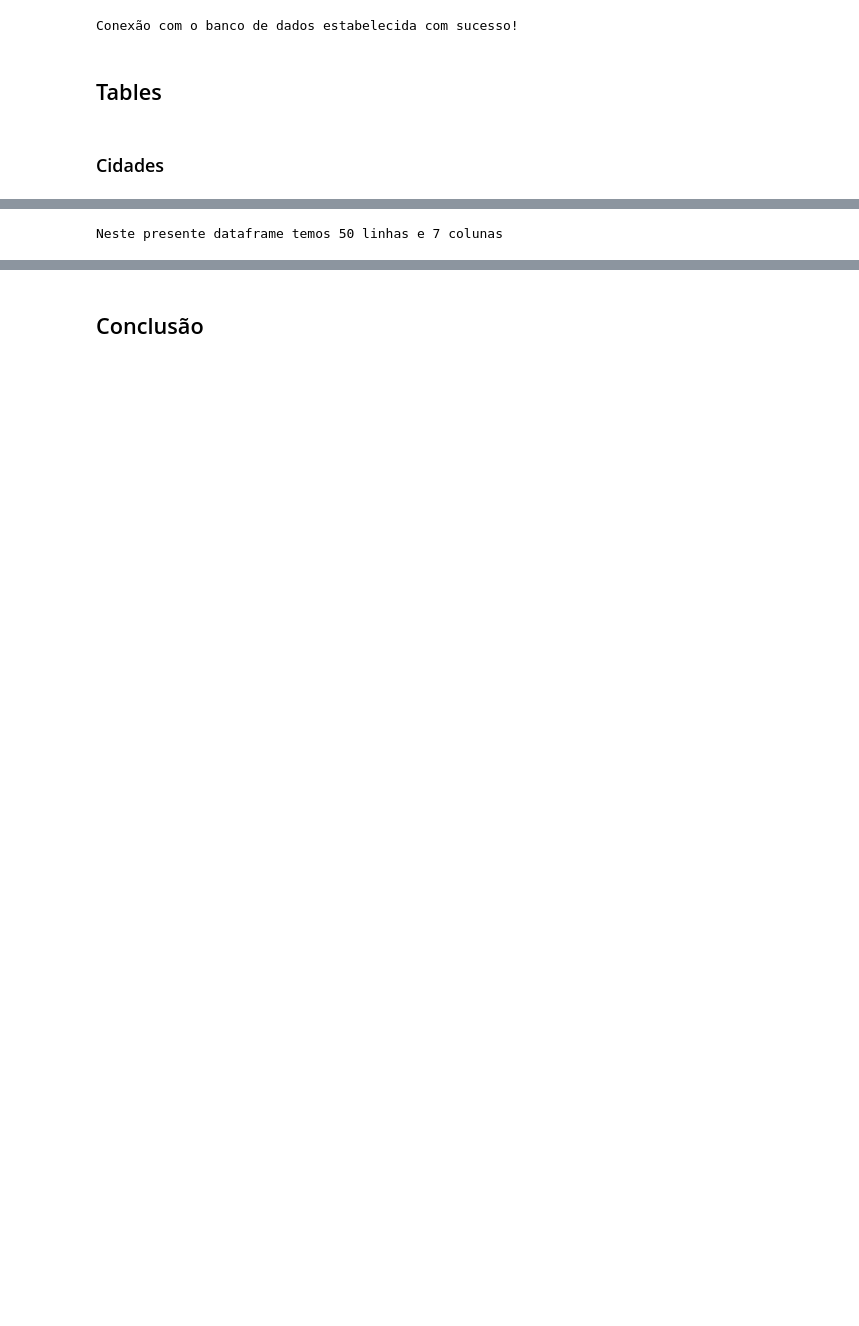
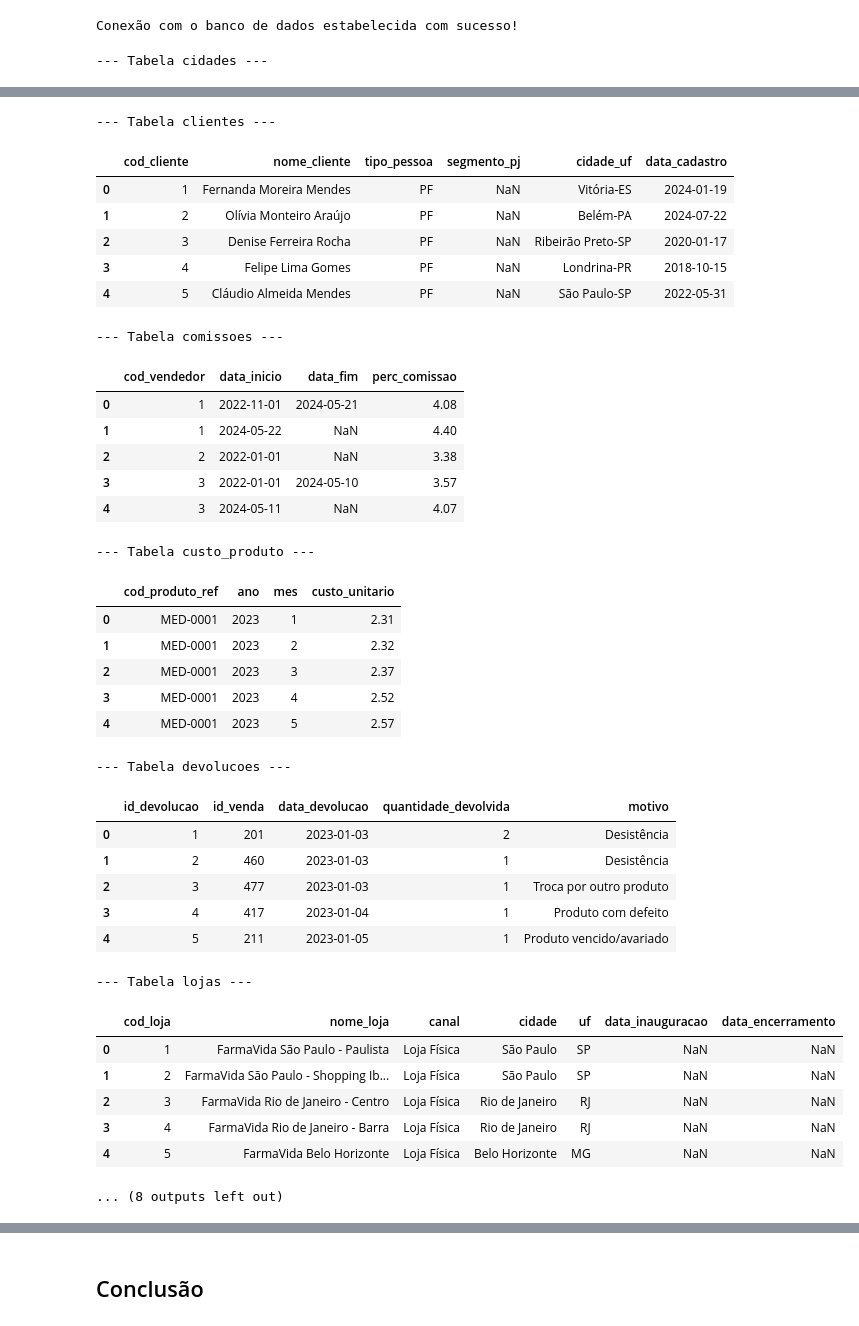
Before and after one commit to ramonbarrbosa/farmaVida, a Jupyter notebook: scripts/EDA.ipynb, the cells around one changed output, grey strips where cells are left out. Drawn from its saved outputs; the diff is of its cells as text; code cells hidden in the pictures; blank space fills up the shorter version.

```diff
--- a/scripts/EDA.ipynb
+++ b/scripts/EDA.ipynb
@@ -16,9 +24,5 @@ A limpeza de dados envolve várias etapas, como:
 # %%
-import sqlite3 as sql
-import pandas as pd
-import seaborn as sns
-import matplotlib.pyplot as plt
-
+# Conexao com o banco de dados SQLite
 def connect_db():
     try:
         # Modo rw garante que o arquivo farmavida.db já existe na pasta atual
@@ -34,26 +38,63 @@ def connect_db():
 
 # Chamada da função
 con = connect_db()
+cur = con.cursor()
 # %% [output]
 Conexão com o banco de dados estabelecida com sucesso!
-# %% [markdown]
-## Tables ##
-# %% [markdown]
-### Cidades ###
+# %%
+table = [
+    'cidades', 'clientes', 'comissoes',
+    'custo_produto','devolucoes', 'lojas',
+    'metas_vendedor', 'produtos', 'vendas','vendedores'
+]
 # %%
-# Carregando os dados da tabela 'cidades' para um DataFrame
-query = cur.execute('select * from {}'.format(table[0]))
-df_cidades = pd.DataFrame(query.fetchall(), columns=[i[0] for i in query.description])
-df_cidades.head(5)
+# Carregando os dados das tabelas para um DataFrame
+for f in table:
+    query = cur.execute('select * from {}'.format(f))
+    df = pd.DataFrame(query.fetchall(), columns=[i[0] for i in query.description])
+    print(f'\n--- Tabela {f} ---')
+    display(df.head(5))
 # %% [output]
+--- Tabela cidades ---
 |  | cidade_uf | cidade | uf | regiao | latitude | longitude | populacao_estimada |
 | 0 | São Paulo-SP | São Paulo | SP | Sudeste | -23.5505 | -46.6333 | 11450000 |
 | 1 | Rio de Janeiro-RJ | Rio de Janeiro | RJ | Sudeste | -22.9068 | -43.1729 | 6211000 |
 | 2 | Belo Horizonte-MG | Belo Horizonte | MG | Sudeste | -19.9167 | -43.9345 | 2316000 |
 | 3 | Curitiba-PR | Curitiba | PR | Sul | -25.4284 | -49.2733 | 1773000 |
 | 4 | Porto Alegre-RS | Porto Alegre | RS | Sul | -30.0346 | -51.2177 | 1332000 |
+--- Tabela clientes ---
+|  | cod_cliente | nome_cliente | tipo_pessoa | segmento_pj | cidade_uf | data_cadastro |
+| 0 | 1 | Fernanda Moreira Mendes | PF | NaN | Vitória-ES | 2024-01-19 |
+| 1 | 2 | Olívia Monteiro Araújo | PF | NaN | Belém-PA | 2024-07-22 |
+| 2 | 3 | Denise Ferreira Rocha | PF | NaN | Ribeirão Preto-SP | 2020-01-17 |
+| 3 | 4 | Felipe Lima Gomes | PF | NaN | Londrina-PR | 2018-10-15 |
+| 4 | 5 | Cláudio Almeida Mendes | PF | NaN | São Paulo-SP | 2022-05-31 |
+--- Tabela comissoes ---
+|  | cod_vendedor | data_inicio | data_fim | perc_comissao |
+| 0 | 1 | 2022-11-01 | 2024-05-21 | 4.08 |
+| 1 | 1 | 2024-05-22 | NaN | 4.40 |
+| 2 | 2 | 2022-01-01 | NaN | 3.38 |
+| 3 | 3 | 2022-01-01 | 2024-05-10 | 3.57 |
+| 4 | 3 | 2024-05-11 | NaN | 4.07 |
+--- Tabela custo_produto ---
+|  | cod_produto_ref | ano | mes | custo_unitario |
+| 0 | MED-0001 | 2023 | 1 | 2.31 |
+| 1 | MED-0001 | 2023 | 2 | 2.32 |
+| 2 | MED-0001 | 2023 | 3 | 2.37 |
+| 3 | MED-0001 | 2023 | 4 | 2.52 |
+| 4 | MED-0001 | 2023 | 5 | 2.57 |
+--- Tabela devolucoes ---
+|  | id_devolucao | id_venda | data_devolucao | quantidade_devolvida | motivo |
+| 0 | 1 | 201 | 2023-01-03 | 2 | Desistência |
+| 1 | 2 | 460 | 2023-01-03 | 1 | Desistência |
+| 2 | 3 | 477 | 2023-01-03 | 1 | Troca por outro produto |
+| 3 | 4 | 417 | 2023-01-04 | 1 | Produto com defeito |
+| 4 | 5 | 211 | 2023-01-05 | 1 | Produto vencido/avariado |
+--- Tabela lojas ---
+|  | cod_loja | nome_loja | canal | cidade | uf | data_inauguracao | data_encerramento |
+| 0 | 1 | FarmaVida São Paulo - Paulista | Loja Física | São Paulo | SP | NaN | NaN |
+| 1 | 2 | FarmaVida São Paulo - Shopping Ib... | Loja Física | São Paulo | SP | NaN | NaN |
+| 2 | 3 | FarmaVida Rio de Janeiro - Centro | Loja Física | Rio de Janeiro | RJ | NaN | NaN |
+| 3 | 4 | FarmaVida Rio de Janeiro - Barra | Loja Física | Rio de Janeiro | RJ | NaN | NaN |
+| 4 | 5 | FarmaVida Belo Horizonte | Loja Física | Belo Horizonte | MG | NaN | NaN |
+... (8 outputs left out)
-# %%
-# Informações sobre o DataFrame df_cidades
-print(f'Neste presente dataframe temos {df_cidades.shape[0]} linhas e {df_cidades.shape[1]} colunas')
-# %% [output]
-Neste presente dataframe temos 50 linhas e 7 colunas
```
Also changed, not shown: parts of 47 cells of this notebook.
